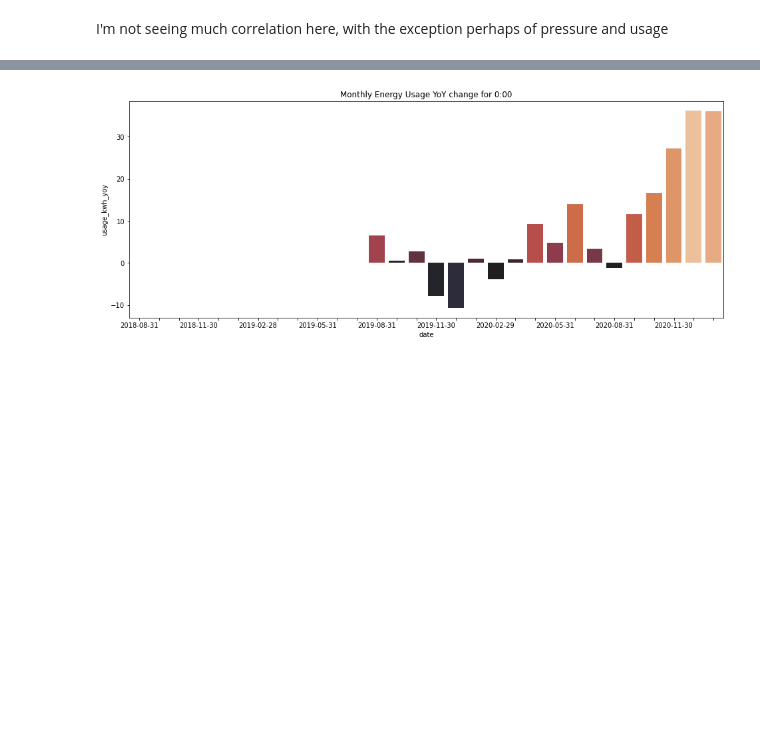
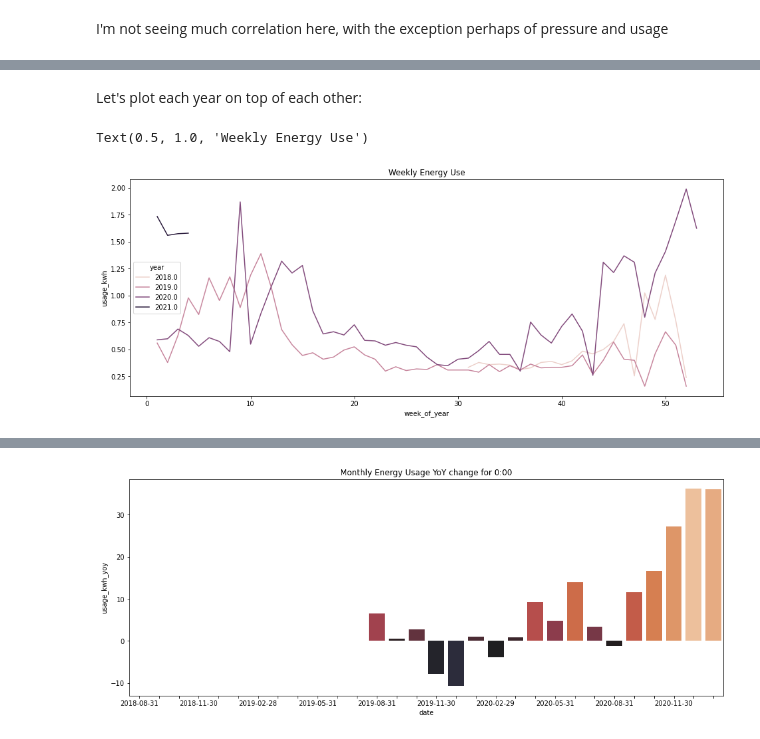
Before and after one commit to andrewhao/nrglab, a Jupyter notebook: nrglab.ipynb, the cells around one changed output, grey strips where cells are left out. Drawn from its saved outputs; the diff is of its cells as text; code cells hidden in the pictures; blank space fills up the shorter version.

```diff
--- a/nrglab.ipynb
+++ b/nrglab.ipynb
@@ -131,0 +125,7 @@ df[df.hour == 0].resample('W').mean()
+# %% [markdown]
+Let's plot each year on top of each other:
+# %%
+sns.lineplot(data=df.resample('W').median().reset_index(), x='week_of_year', y='usage_kwh', hue="year").set_title('Weekly Energy Use')
+# %% [output]
+Text(0.5, 1.0, 'Weekly Energy Use')
+[figure, added]
```
Also changed, not shown: parts of 17 cells of this notebook.
